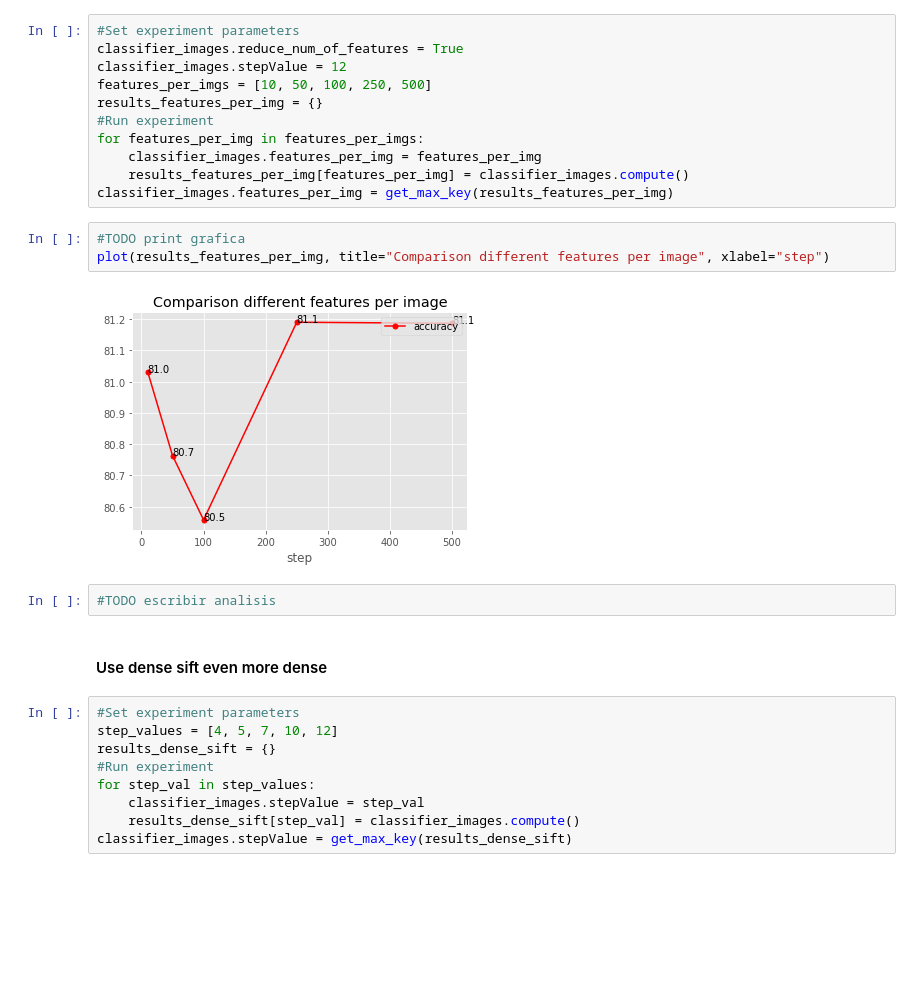
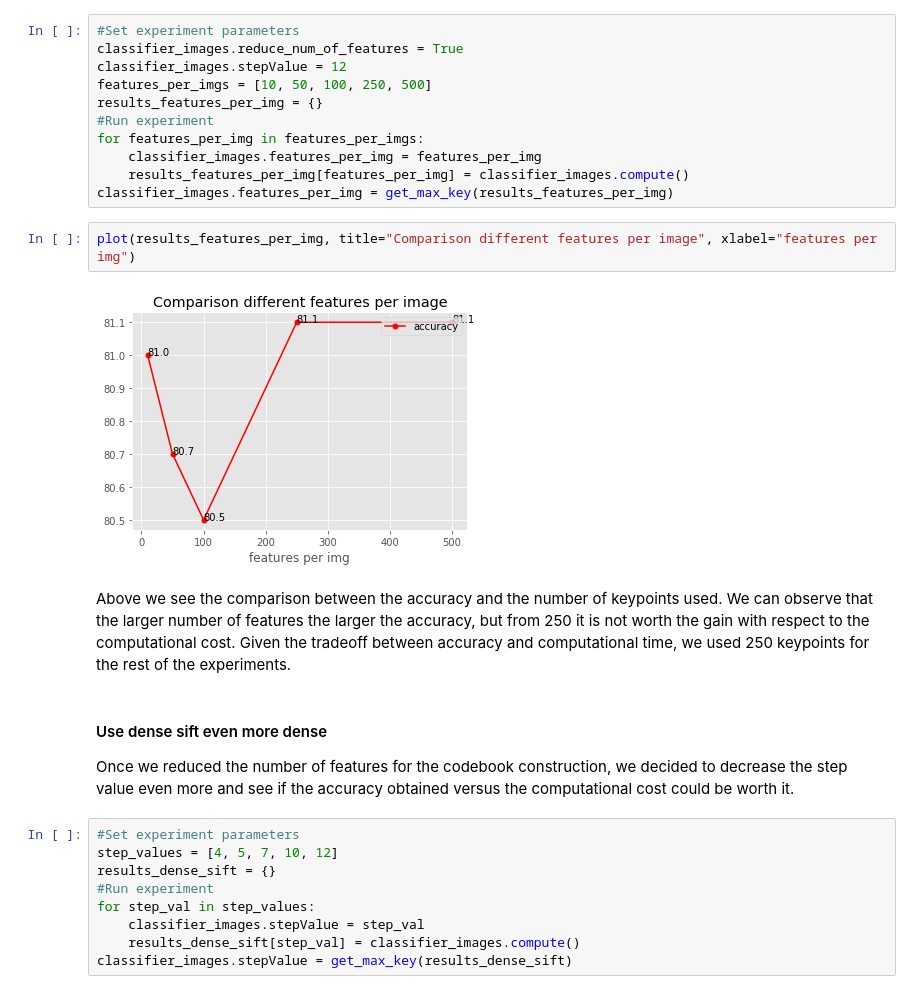
Before and after one commit to mgilar/mcv-m3, a Jupyter notebook: code/src/Main.ipynb, the cells around one changed output. Drawn from its saved outputs; the diff is of its cells as text; blank space fills up the shorter version.

```diff
--- a/code/src/Main.ipynb
+++ b/code/src/Main.ipynb
@@ -195,14 +195,14 @@ for features_per_img in features_per_imgs:
     results_features_per_img[features_per_img] = classifier_images.compute()
 classifier_images.features_per_img = get_max_key(results_features_per_img)
 # %%
-#TODO print grafica
-plot(results_features_per_img, title="Comparison different features per image", xlabel="step")
+plot(results_features_per_img, title="Comparison different features per image", xlabel="features per img")
 # %% [output]
-[figure, old version]
+[figure, new version]
-# %%
-#TODO escribir analisis
-# %% [markdown]
-#### Use dense sift even more dense
+# %% [markdown]
+Above we see the comparison between the accuracy and the number of keypoints used. We can observe that the larger number of features the larger the accuracy, but from 250 it is not worth the gain with respect to the computational cost. Given the tradeoff between accuracy and computational time, we used 250 keypoints for the rest of the experiments.
+# %% [markdown]
+#### Use dense sift even more dense
+Once we reduced the number of features for the codebook construction, we decided to decrease the step value even more and see if the accuracy obtained versus the computational cost could be worth it.
 # %%
 #Set experiment parameters
 step_values = [4, 5, 7, 10, 12]
```
Also changed, not shown: parts of 31 cells of this notebook.
